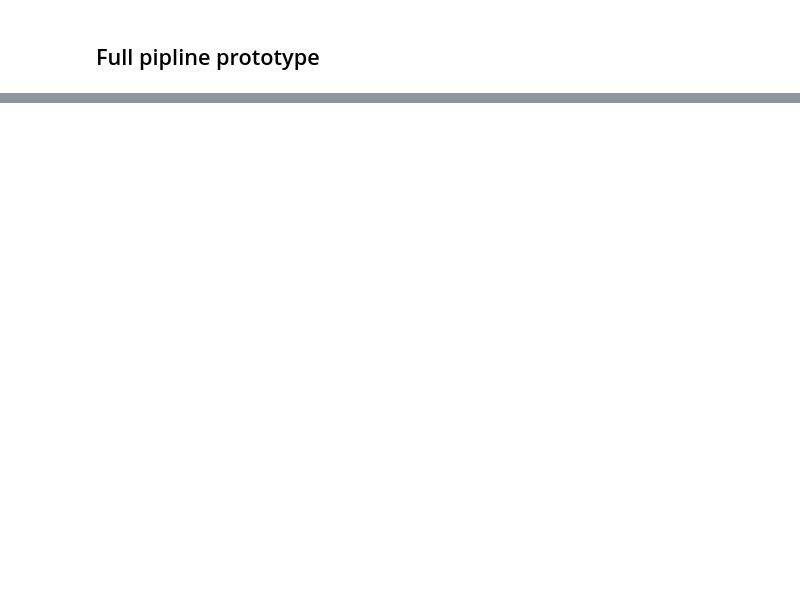
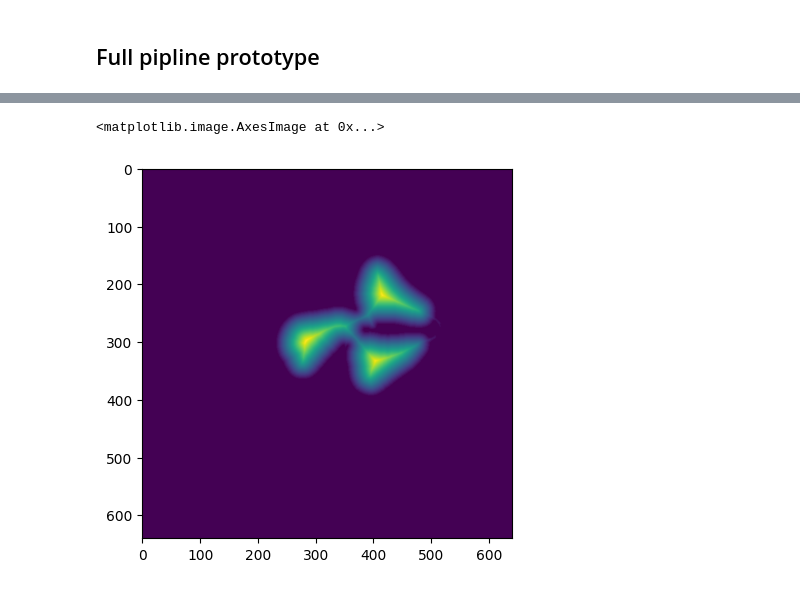
Before and after one commit to frznfrgg/fruit_detection, a Jupyter notebook: size.ipynb, the cells around one changed output, grey strips where cells are left out. Saved outputs shown, nothing was run; the diff lists cells and outputs as text; code cells hidden in the pictures; blank space fills up the shorter version.

```diff
--- a/size.ipynb
+++ b/size.ipynb
@@ -214,0 +287,10 @@ a("1", True)
+# %%
+import cv2 as cv
+
+# img = cv.cvtColor(pic, cv2.COLOR_BGR2GRAY)
+
+dist = cv.distanceTransform(pic.astype(np.uint8)*255, cv.DIST_L2,5)
+plt.imshow(dist)
+# %% [output]
+<matplotlib.image.AxesImage at 0x...>
+[figure, added]
```
Also changed, not shown: parts of 21 cells of this notebook, 1 other file.
